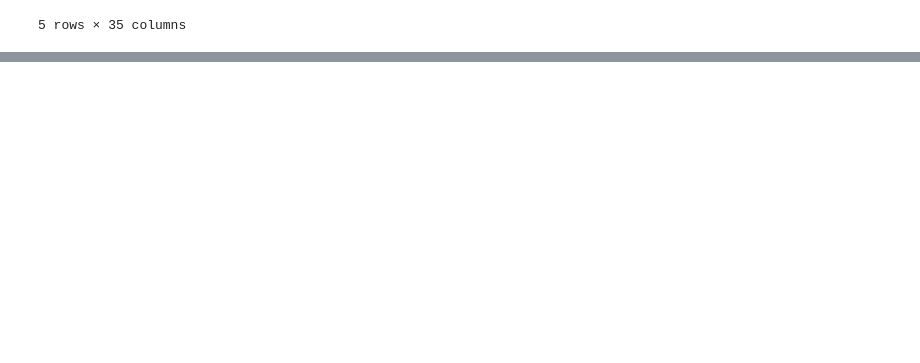
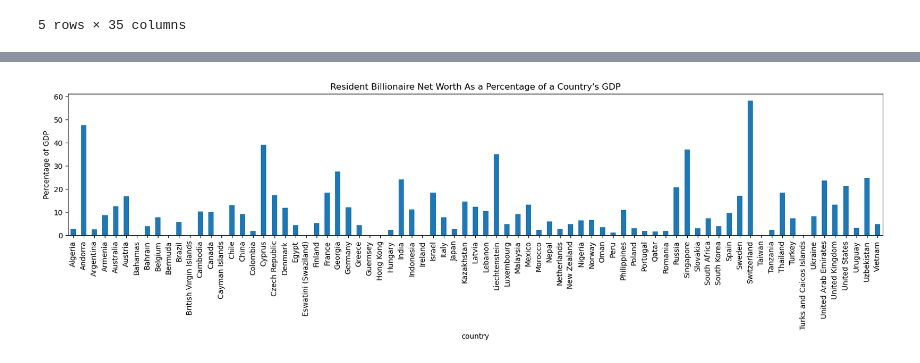
Before and after one commit to Kdata249/Project-1, a Jupyter notebook: Billionaire_Data.ipynb, the cells around one changed output, grey strips where cells are left out. Cells and saved outputs as stored; diff of their text form; code cells hidden in the pictures; blank space fills up the shorter version.

```diff
--- a/Billionaire_Data.ipynb
+++ b/Billionaire_Data.ipynb
@@ -28,0 +60,8 @@ data_df.groupby("countryOfCitizenship")["finalWorth"].sum()
+# %%
+per_gdp_no_Monaco = per_gdp.drop("Monaco")
+per_gdp_no_Monaco.plot(kind = 'bar', figsize=(20,3.5))
+plt.title("Resident Billionaire Net Worth As a Percentage of a Country's GDP")
+plt.ylabel("Percentage of GDP")
+plt.savefig("Output/GDPtoFWrmvOutlier")
+# %% [output]
+[figure, added]
```
Also changed, not shown: parts of 11 cells of this notebook.
